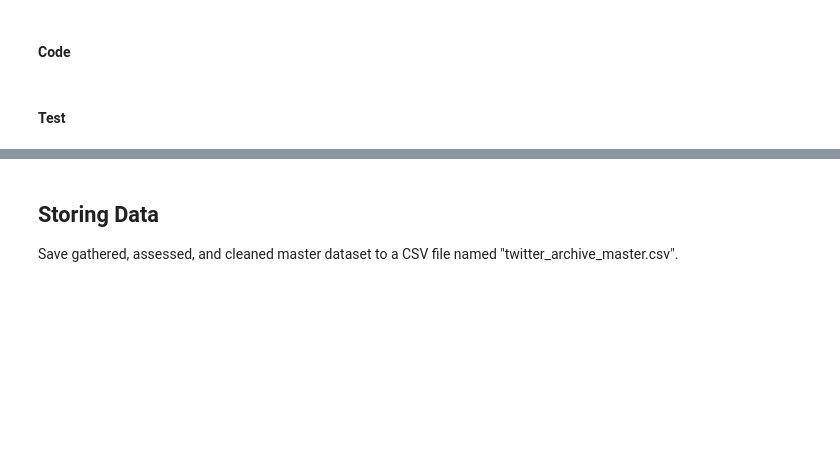
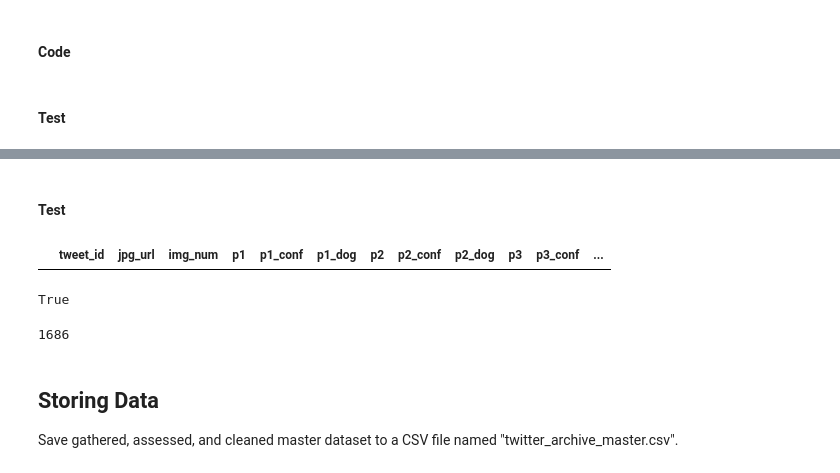
Before and after one commit to aayush1202/weRateDogs, a Jupyter notebook: wrangle_act.ipynb, the cells around one changed output, grey strips where cells are left out. Saved outputs shown, nothing was run; the diff lists cells and outputs as text; code cells hidden in the pictures; blank space fills up the shorter version.

```diff
--- a/wrangle_act.ipynb
+++ b/wrangle_act.ipynb
@@ -544,0 +612,8 @@ In this section, clean **all** of the issues you documented while assessing.
+# %%
+preds_clean = preds_clean.query('(p1_conf + p2_conf + p3_conf) <= 1')
+# %% [markdown]
+#### Test
+# %%
+preds_clean.query('(p1_conf + p2_conf + p3_conf) > 1')
+# %% [output]
+|  | tweet_id | jpg_url | img_num | p1 | p1_conf | p1_dog | p2 | p2_conf | p2_dog | p3 | p3_conf | ... |
@@ -545,3 +625,11 @@ In this section, clean **all** of the issues you documented while assessing.
+# %%
+len(archive_clean) == len(preds_clean)
+# %% [output]
+True
+# %%
+len(preds_clean)
+# %% [output]
+1686
 # %% [markdown]
 ## Storing Data
 Save gathered, assessed, and cleaned master dataset to a CSV file named "twitter_archive_master.csv".
```
Also changed, not shown: parts of 25 cells of this notebook.
